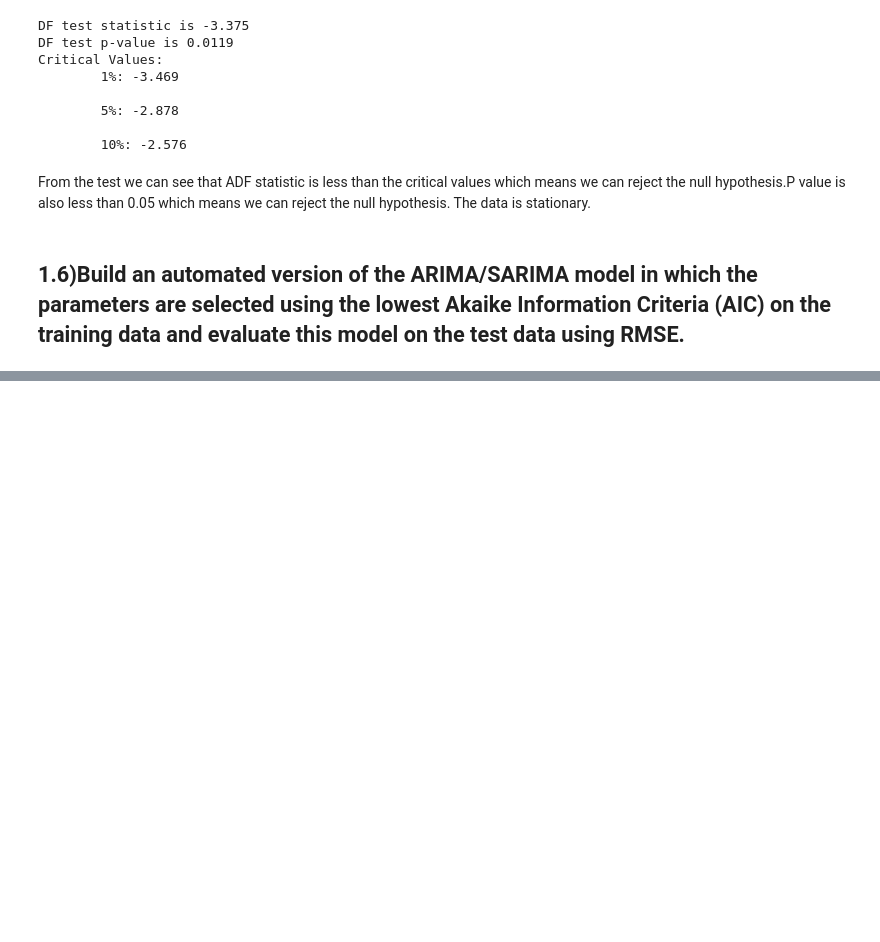
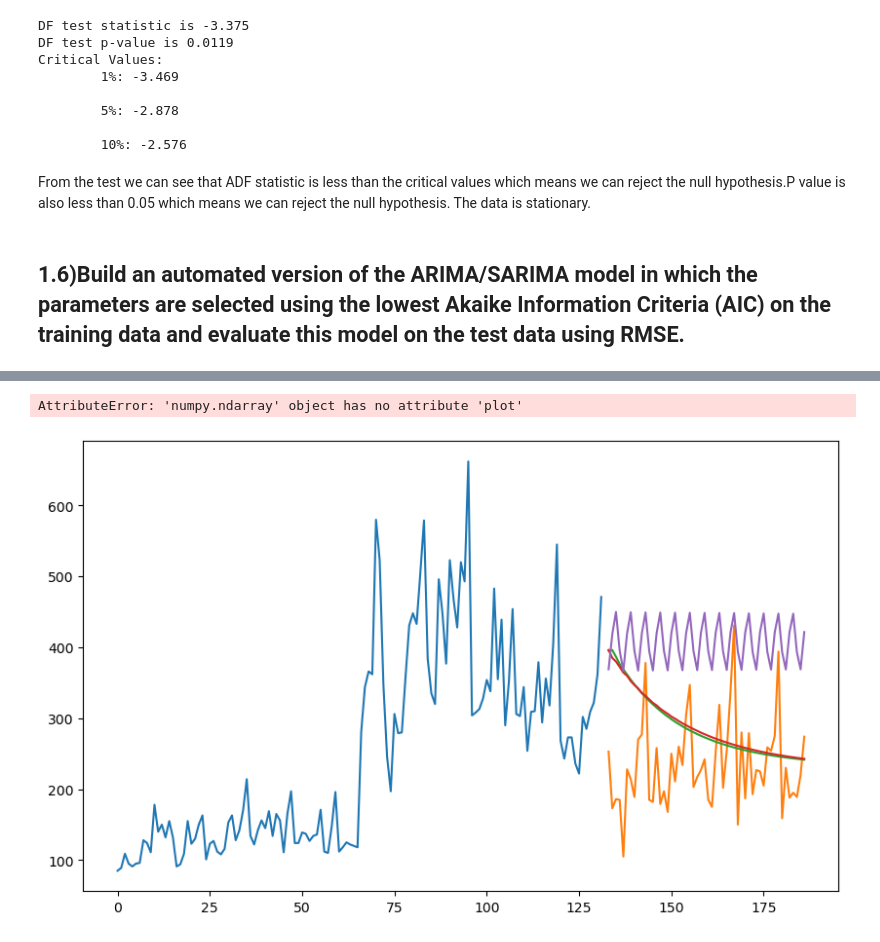
Before and after one commit to Arpita-Bayen/TSF, a Jupyter notebook: TSF Shoe Sales-Arpita Bayen .ipynb, the cells around one changed output, grey strips where cells are left out. Drawn from its saved outputs; the diff is of its cells as text; code cells hidden in the pictures; blank space fills up the shorter version.

```diff
--- a/TSF Shoe Sales-Arpita Bayen .ipynb
+++ b/TSF Shoe Sales-Arpita Bayen .ipynb
@@ -1493,0 +1419,6 @@ plt.legend(fontsize =20, loc='upper left')
+# %%
+#p=3,d=1,q=2 has the lowest AIC value
+ARIMA_model1=ARIMA(df_train_sqrt,order=(3,1,2)).fit()
+print(ARIMA_model1.summary().tables[0])
+print(ARIMA_model1.summary().tables[1])
+print(ARIMA_model1.summary().tables[2])
@@ -1493,0 +1443,6 @@ plt.legend(fontsize =20, loc='upper left')
+# %%
+#predicting of data
+
+pre_ARIMA = ARIMA_model1.predict(start=133,end=186 , full_results=True)
+#squaring it to plot it in the same axis
+pred_ARIMA=np.square(pre_ARIMA)
@@ -1493,0 +1566,9 @@ plt.legend(fontsize =20, loc='upper left')
+# %%
+#printing SARIMA report with the parameter having lowest AIC value
+SARIMA_model1 = SARIMAX(df_train_sqrt.values,
+                                order=(3, 1, 0),
+                                seasonal_order=(3, 0, 2, 12),
+                                enforce_stationarity=False,
+                                enforce_invertibility=False).fit(maxiter=1000)
+
+print(SARIMA_model1.summary())
@@ -1493,0 +1593,6 @@ plt.legend(fontsize =20, loc='upper left')
+# %%
+#predicting of data
+
+pre_SARIMA = SARIMA_model1.predict(start=133,end=186 , dynamic=True)
+#squaring it to plot it in the same axis
+pred_SARIMA=(pre_SARIMA*pre_SARIMA)
@@ -1493,0 +1625,17 @@ plt.legend(fontsize =20, loc='upper left')
+# %%
+#Plotting the forecasted value
+axis = train['Shoe_Sales'].plot(label='Shoe Sales', figsize=(10, 6))
+test['Shoe_Sales'].plot(ax=axis, label='Test Sales')
+pred_AR.plot(ax=axis, label='Forecasted Sales AR')
+pred_ARMA.plot(ax=axis, label='Forecasted Sales ARMA')
+pred_ARIMA.plot(ax=axis, label='Forecasted Sales ARIMA')
+pred_SARIMA.plot(ax=axis, label='Forecasted Sales SARIMA')
+axis.set_xlabel('Years')
+axis.set_ylabel('Shoe Sales')
+plt.legend(loc='best')
+plt.title('SARIMA forecasted')
+plt.show()
+plt.close()
+# %% [output]
+AttributeError: 'numpy.ndarray' object has no attribute 'plot'
+[figure, added]
```
Also changed, not shown: parts of 103 cells of this notebook.
